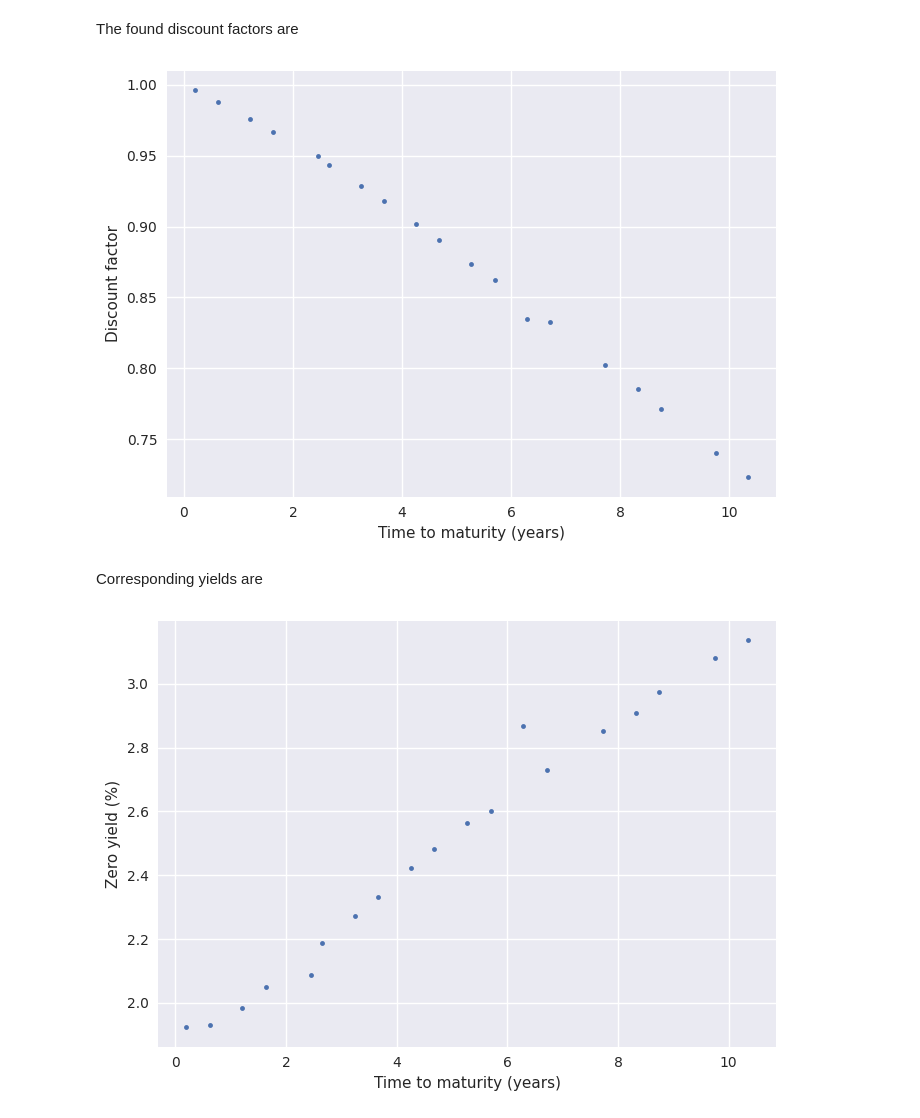
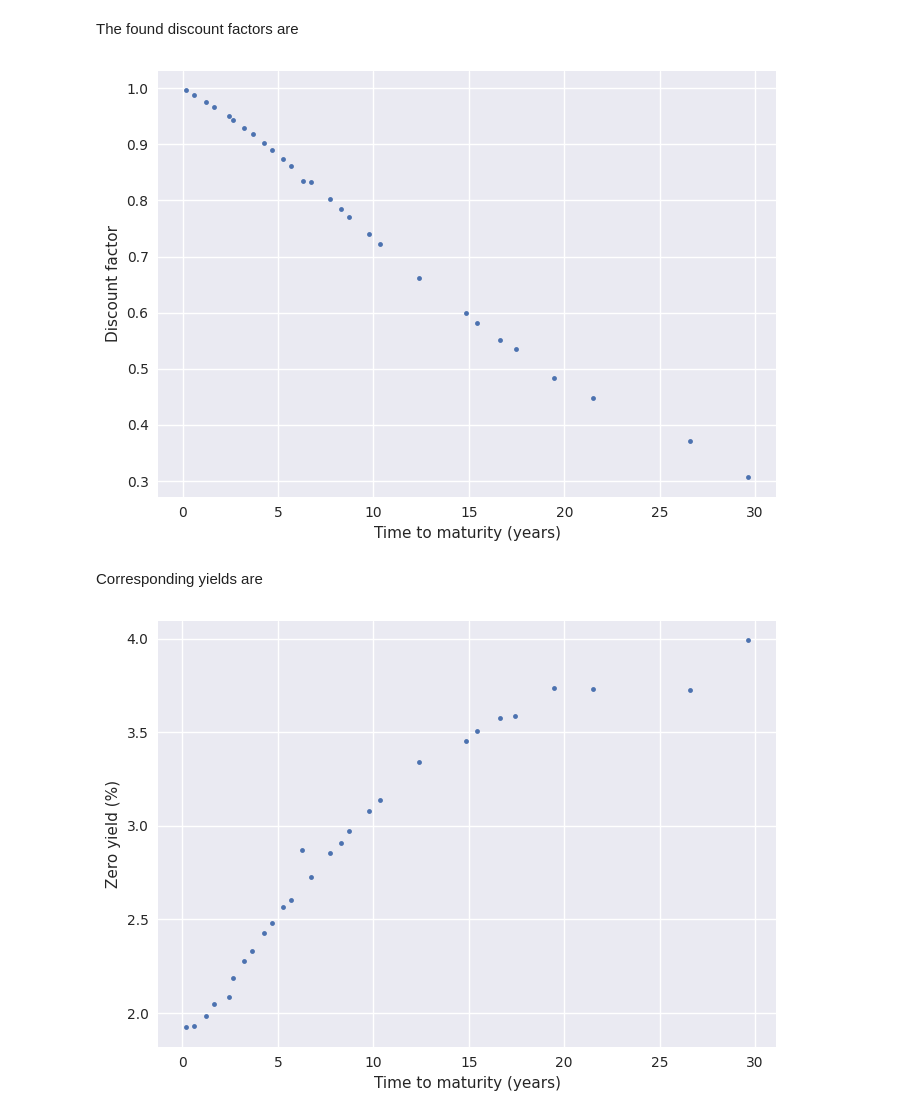
Before and after one commit to krantamaki/quantpy, a Jupyter notebook: examples/04_bootstrap.ipynb, the cells around one changed output. Cells and saved outputs as stored; diff of their text form; code cells hidden in the pictures.

```diff
--- a/examples/04_bootstrap.ipynb
+++ b/examples/04_bootstrap.ipynb
@@ -102,20 +120,20 @@ TODO: Fix the long end of bootstrapping
 # %% [markdown]
 The found discount factors are
 # %%
-time_to_maturity = np.array([tup[0] for tup in tup_arr])[:19]
-discount_factors = np.array([tup[1] for tup in tup_arr])[:19]
+time_to_maturity = np.array([tup[0] for tup in tup_arr])
+discount_factors = np.array([tup[1] for tup in tup_arr])
 
 fig = plt.figure(figsize=(7, 5))
 
 plt.plot(time_to_maturity, discount_factors, '.')
 plt.ylabel("Discount factor")
 plt.xlabel("Time to maturity (years)")
 
 fig.tight_layout()
 
 plt.show()
 # %% [output]
-[figure, old version]
+[figure, new version]
 # %% [markdown]
 Corresponding yields are
 # %%
@@ -131,7 +149,7 @@ fig.tight_layout()
 
 plt.show()
 # %% [output]
-[figure, old version]
+[figure, new version]
 # %%
 yield_df = pd.DataFrame(columns=["TimeToMaturity", "ZeroYield"])
 yield_df["TimeToMaturity"] = time_to_maturity
```
Also changed, not shown: parts of 2 cells of this notebook, 2 other files.
